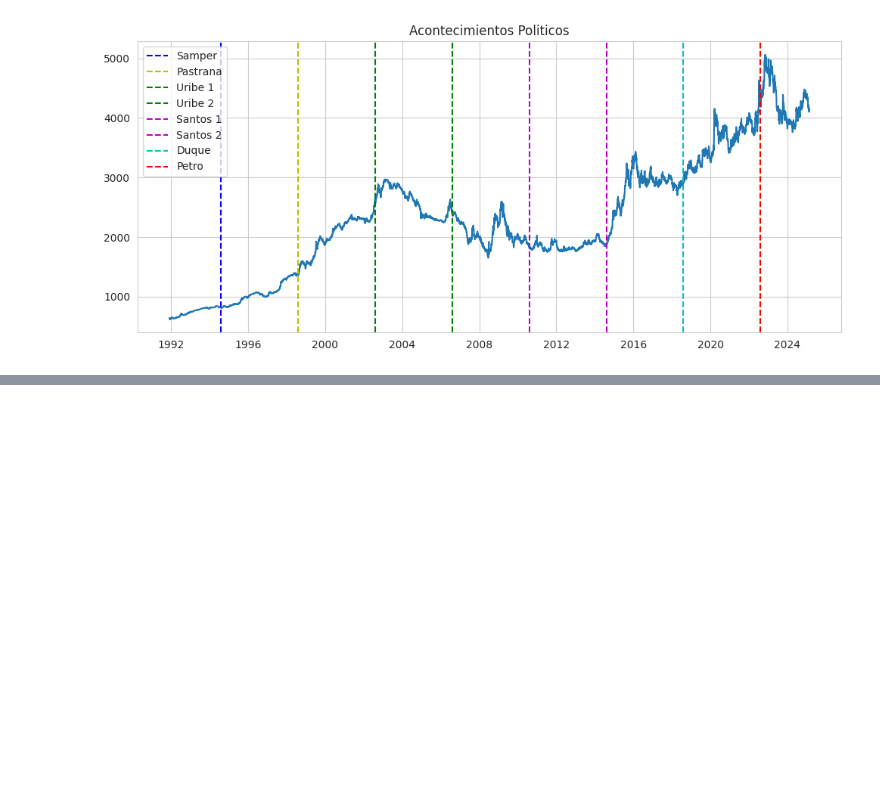
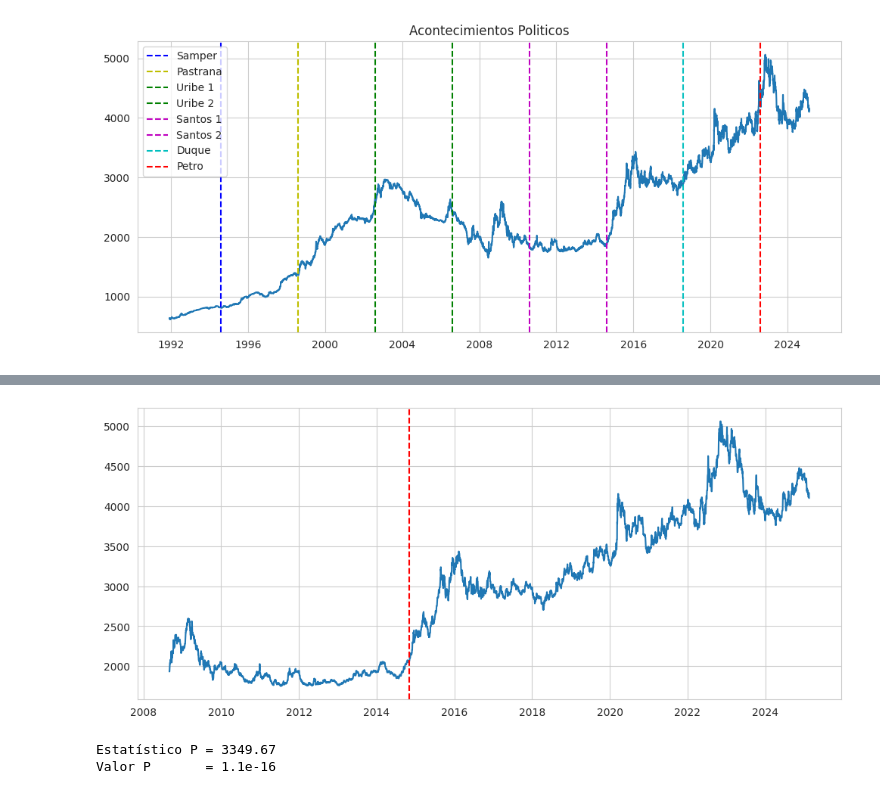
Before and after one commit to sergiolaverde0/fp_sub_IA, a Jupyter notebook: Trabajo_final_JARR_JAJE_SAL.ipynb, the cells around one changed output, grey strips where cells are left out. Saved outputs shown, nothing was run; the diff lists cells and outputs as text; code cells hidden in the pictures; blank space fills up the shorter version.

```diff
--- a/Trabajo_final_JARR_JAJE_SAL.ipynb
+++ b/Trabajo_final_JARR_JAJE_SAL.ipynb
@@ -255,0 +337,20 @@ plt.show();
+# %%
+hip3 = data.loc["2008-09-01":,["VALOR"]]
+hip3.loc[:,"POSICION"] = np.arange(1, hip3.shape[0]+1)
+sns.set_style("whitegrid")
+plt.figure(figsize=(12, 5))
+sns.lineplot(
+    #label = 'TRM 1991-2024',
+    y = hip3['VALOR'],
+    x = hip3.index
+).set(xlabel = None, ylabel = None)
+plt.axvline(x=pd.Timestamp("2014-11-01"), color="r", linestyle="--", label="Caída Precios del Petróleo");
+# %% [output]
+[figure, added]
+# %%
+pos3 = hip3.loc["2014-11-01", "POSICION"].item()
+result = ChowTest.chow_test(data=hip3, breakpoint=int(pos3), dependent_var="VALOR", independent_vars=["POSICION"])
+print(f"Estatístico P = {result['Chow Test Statistic']:.2f}\nValor P       = {result['P-value']:.2g}")
+# %% [output]
+Estatístico P = 3349.67
+Valor P       = 1.1e-16
```
Also changed, not shown: parts of 12 cells of this notebook.
